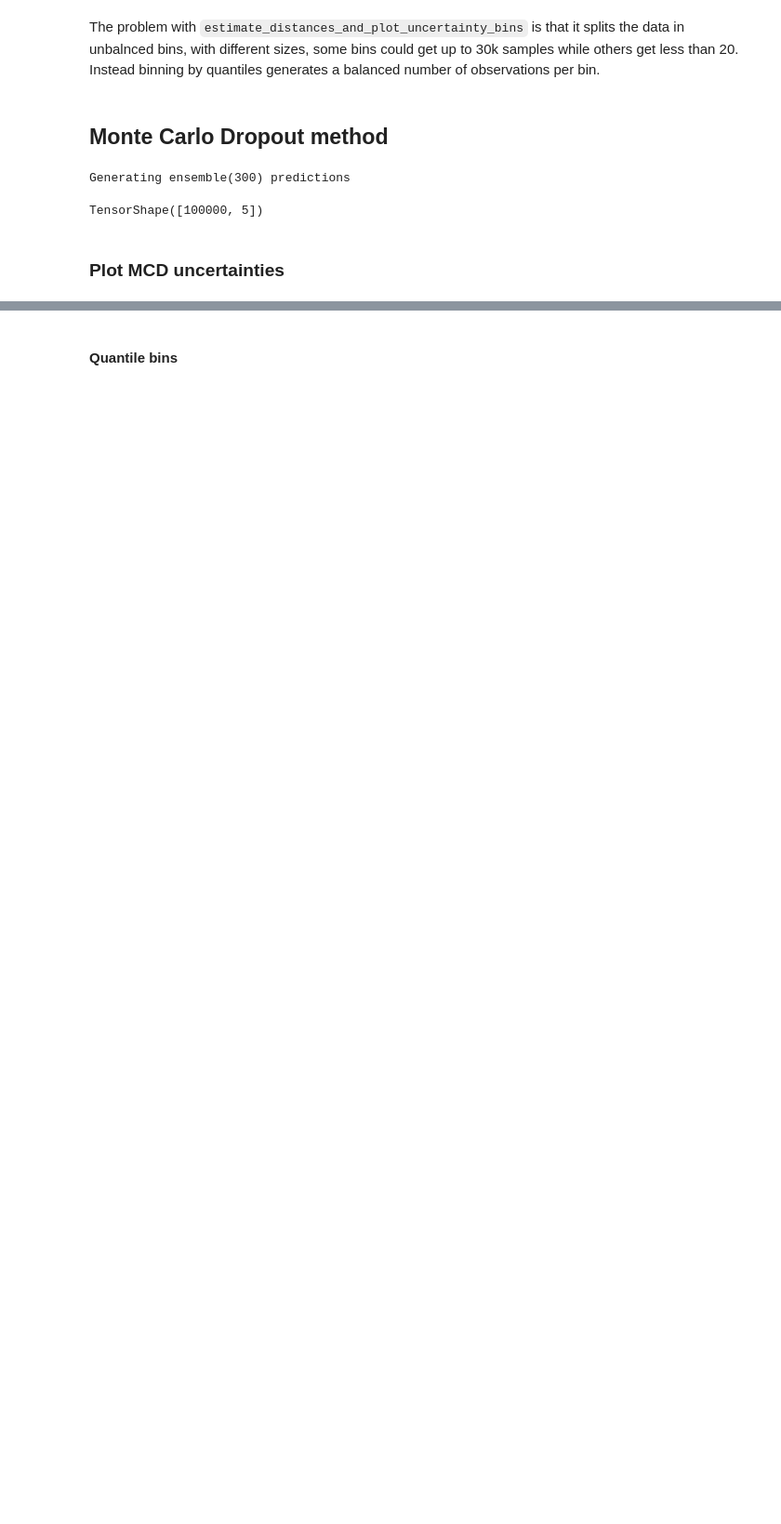
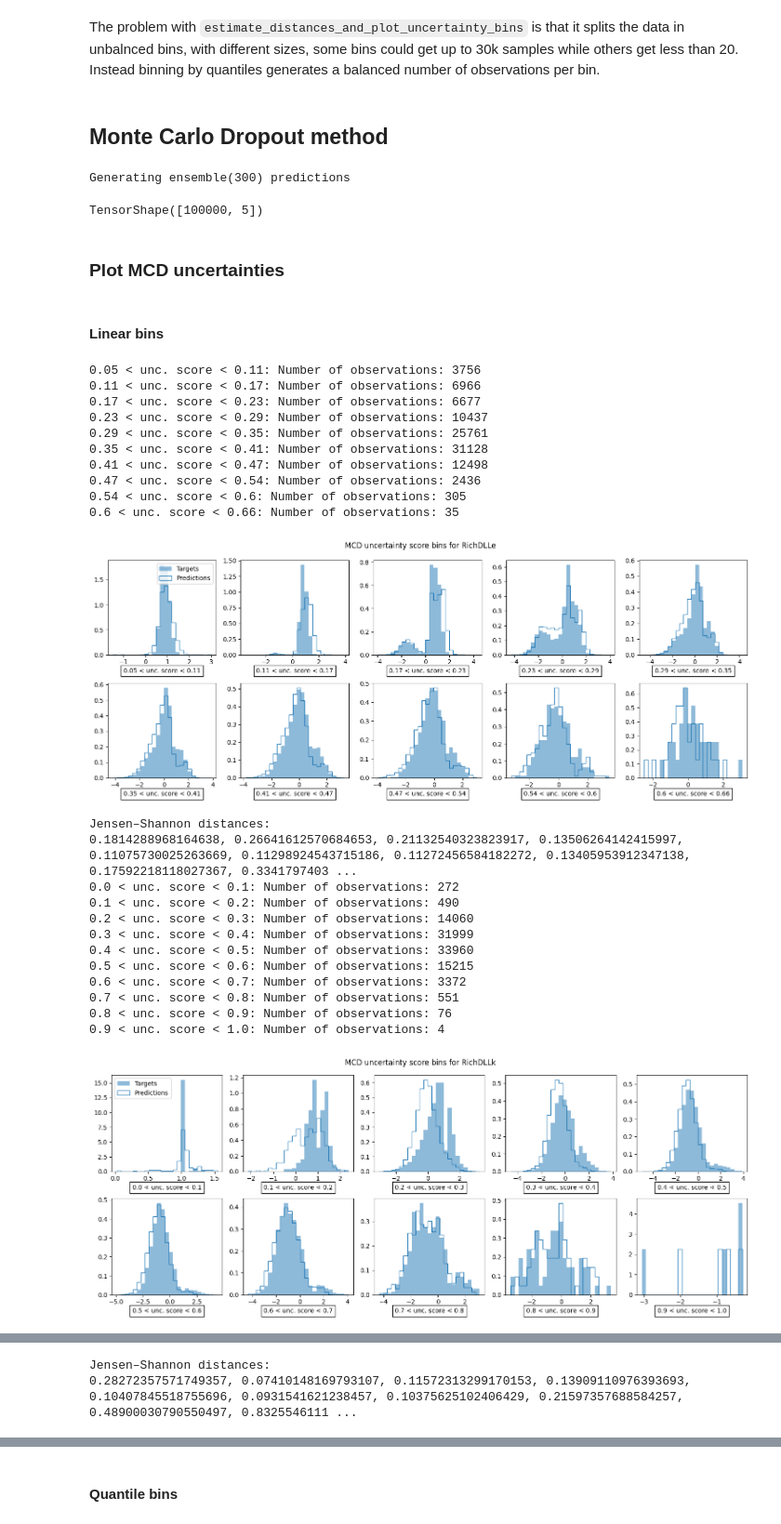
Before and after one commit to evillag/uncertainty_gan, a Jupyter notebook: TestBench.ipynb, the cells around one changed output, grey strips where cells are left out. Shown at 93% size. Saved outputs shown, nothing was run; the diff lists cells and outputs as text; code cells hidden in the pictures; blank space fills up the shorter version.

```diff
--- a/TestBench.ipynb
+++ b/TestBench.ipynb
@@ -380,3 +316,38 @@ TensorShape([100000, 5])
 np.save(output_dir + f'{PARTICLE}_mcd_uncertainty.npy', mcd_uncertainty)
 # %% [markdown]
 ### Plot MCD uncertainties
+# %% [markdown]
+#### Linear bins
+# %%
+all_mcd_bin_edges, all_mcd_js_distances = [], []
+
+for i in range(5):
+  mcd_bin_edges, mcd_js_distances = estimate_distances_and_plot_uncertainty_bins(
+      y_sample, t_generated, mcd_uncertainty, uncertainty_type = 'MCD', particle_index = i)
+  all_mcd_bin_edges += [mcd_bin_edges]
+  all_mcd_js_distances += [mcd_js_distances]
+# %% [output]
+0.05 < unc. score < 0.11: Number of observations: 3756
+0.11 < unc. score < 0.17: Number of observations: 6966
+0.17 < unc. score < 0.23: Number of observations: 6677
+0.23 < unc. score < 0.29: Number of observations: 10437
+0.29 < unc. score < 0.35: Number of observations: 25761
+0.35 < unc. score < 0.41: Number of observations: 31128
+0.41 < unc. score < 0.47: Number of observations: 12498
+0.47 < unc. score < 0.54: Number of observations: 2436
+0.54 < unc. score < 0.6: Number of observations: 305
+0.6 < unc. score < 0.66: Number of observations: 35
+[figure, added]
+Jensen–Shannon distances:
+0.1814288968164638, 0.26641612570684653, 0.21132540323823917, 0.13506264142415997, 0.11075730025263669, 0.11298924543715186, 0.11272456584182272, 0.13405953912347138, 0.17592218118027367, 0.3341797403 ...
+0.0 < unc. score < 0.1: Number of observations: 272
+0.1 < unc. score < 0.2: Number of observations: 490
+0.2 < unc. score < 0.3: Number of observations: 14060
+0.3 < unc. score < 0.4: Number of observations: 31999
+0.4 < unc. score < 0.5: Number of observations: 33960
+0.5 < unc. score < 0.6: Number of observations: 15215
+0.6 < unc. score < 0.7: Number of observations: 3372
+0.7 < unc. score < 0.8: Number of observations: 551
+0.8 < unc. score < 0.9: Number of observations: 76
+0.9 < unc. score < 1.0: Number of observations: 4
+[figure, added]
@@ -382,0 +393,2 @@ np.save(output_dir + f'{PARTICLE}_mcd_uncertainty.npy', mcd_uncertainty)
+Jensen–Shannon distances:
+0.28272357571749357, 0.07410148169793107, 0.11572313299170153, 0.13909110976393693, 0.10407845518755696, 0.0931541621238457, 0.10375625102406429, 0.21597357688584257, 0.48900030790550497, 0.8325546111 ...
```
Also changed, not shown: parts of 17 cells of this notebook.
